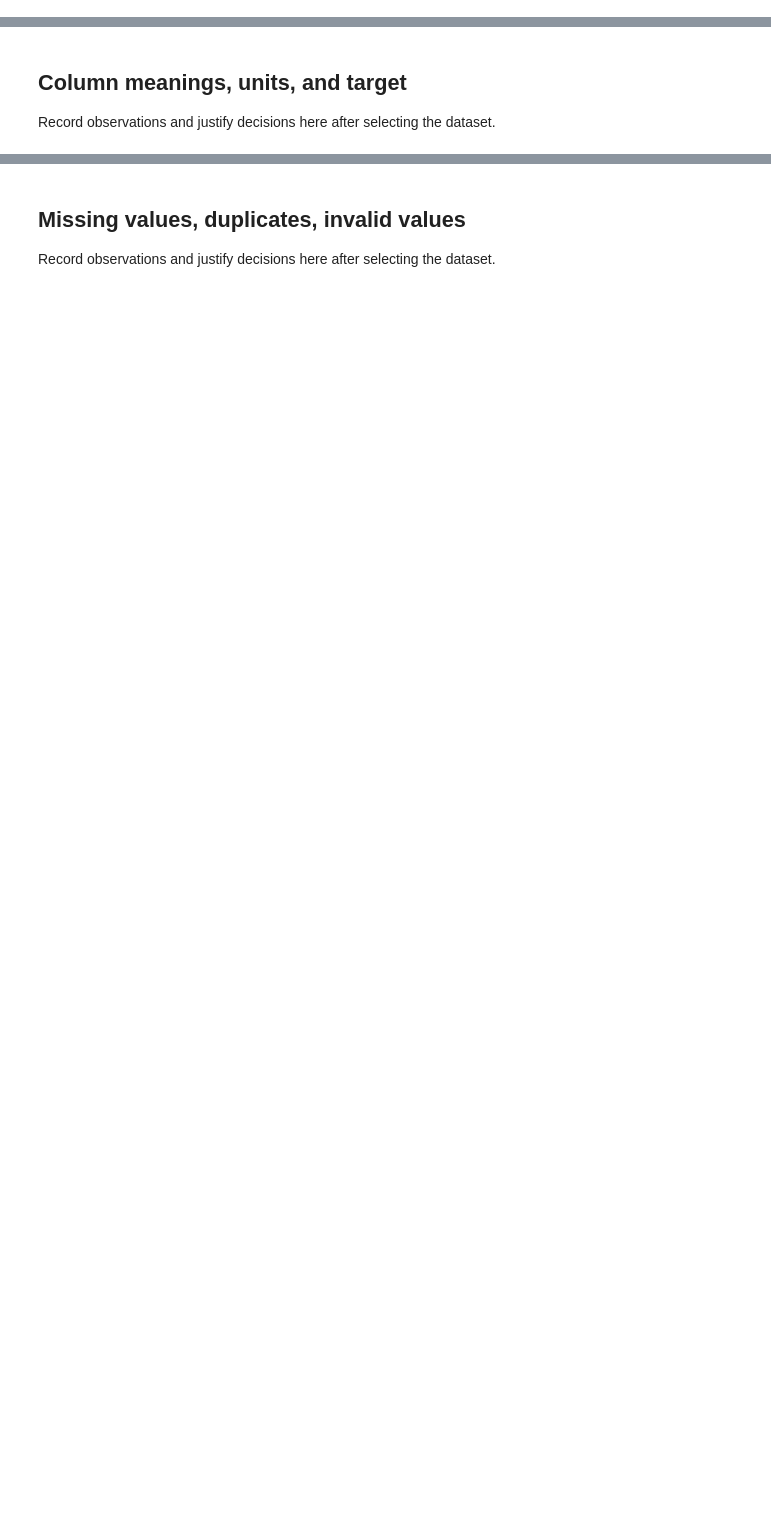
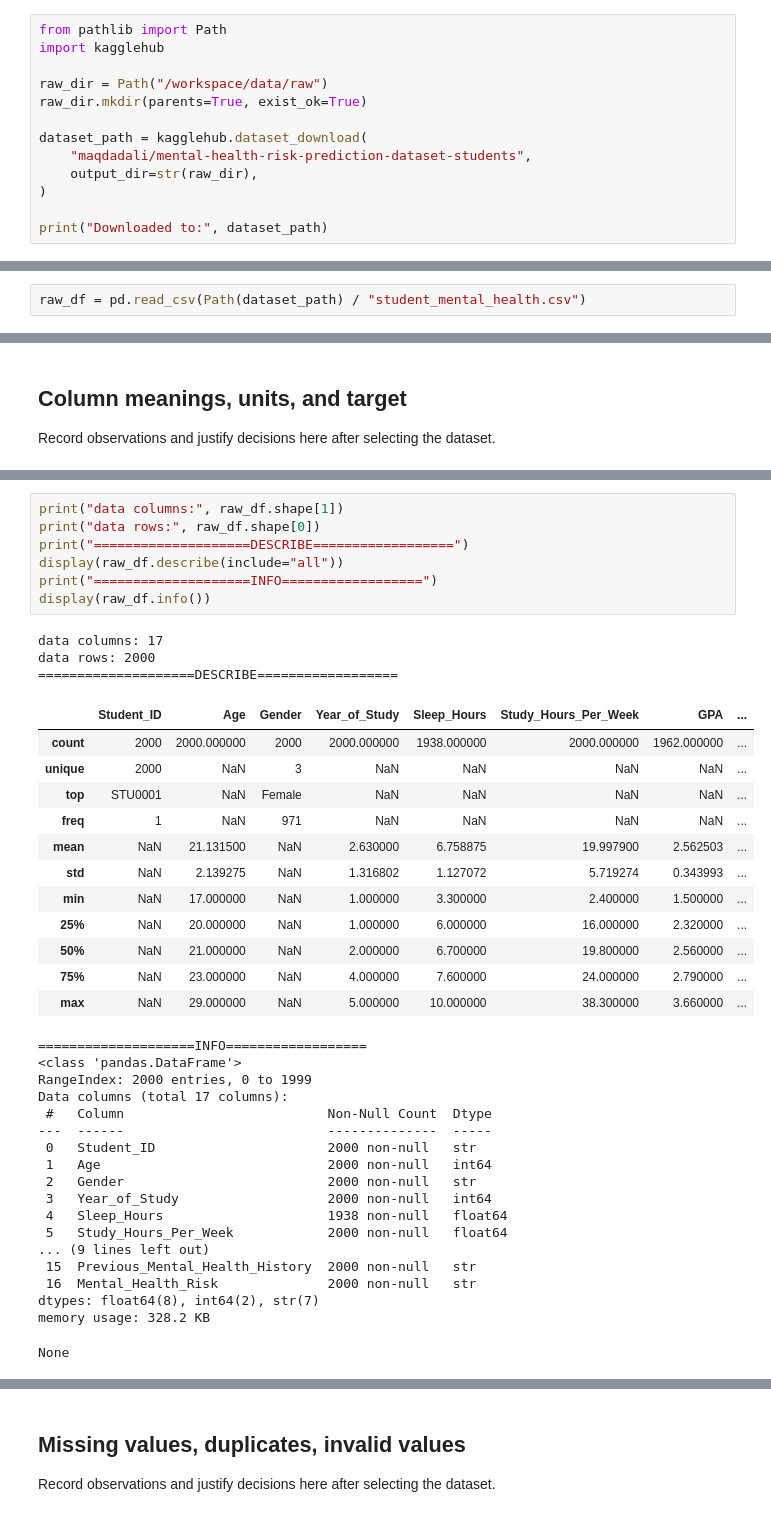
Before and after one commit to amineelhailaa/CampusEcho, a Jupyter notebook: notebooks/01_data_inspection.ipynb, the cells around one changed output, grey strips where cells are left out. Saved outputs shown, nothing was run; the diff lists cells and outputs as text; blank space fills up the shorter version.

```diff
--- a/notebooks/01_data_inspection.ipynb
+++ b/notebooks/01_data_inspection.ipynb
@@ -0,0 +6,13 @@
+# %%
+from pathlib import Path
+import kagglehub
+
+raw_dir = Path("/workspace/data/raw")
+raw_dir.mkdir(parents=True, exist_ok=True)
+
+dataset_path = kagglehub.dataset_download(
+    "maqdadali/mental-health-risk-prediction-dataset-students",
+    output_dir=str(raw_dir),
+)
+
+print("Downloaded to:", dataset_path)
@@ -9,3 +26,5 @@ print("Shared package available; dataset selection is pending.")
+# %%
+raw_df = pd.read_csv(Path(dataset_path) / "student_mental_health.csv")
 # %% [markdown]
 ## Dataset context and source
 Record observations and justify decisions here after selecting the dataset.
@@ -20,0 +150,41 @@ Record observations and justify decisions here after selecting the dataset.
+# %%
+print("data columns:", raw_df.shape[1])
+print("data rows:", raw_df.shape[0])
+print("====================DESCRIBE==================")
+display(raw_df.describe(include="all"))
+print("====================INFO==================")
+display(raw_df.info())
+# %% [output]
+data columns: 17
+data rows: 2000
+====================DESCRIBE==================
+|  | Student_ID | Age | Gender | Year_of_Study | Sleep_Hours | Study_Hours_Per_Week | GPA | ... |
+| count | 2000 | 2000.000000 | 2000 | 2000.000000 | 1938.000000 | 2000.000000 | 1962.000000 | ... |
+| unique | 2000 | NaN | 3 | NaN | NaN | NaN | NaN | ... |
+| top | STU0001 | NaN | Female | NaN | NaN | NaN | NaN | ... |
+| freq | 1 | NaN | 971 | NaN | NaN | NaN | NaN | ... |
+| mean | NaN | 21.131500 | NaN | 2.630000 | 6.758875 | 19.997900 | 2.562503 | ... |
+| std | NaN | 2.139275 | NaN | 1.316802 | 1.127072 | 5.719274 | 0.343993 | ... |
+| min | NaN | 17.000000 | NaN | 1.000000 | 3.300000 | 2.400000 | 1.500000 | ... |
+| 25% | NaN | 20.000000 | NaN | 1.000000 | 6.000000 | 16.000000 | 2.320000 | ... |
+| 50% | NaN | 21.000000 | NaN | 2.000000 | 6.700000 | 19.800000 | 2.560000 | ... |
+| 75% | NaN | 23.000000 | NaN | 4.000000 | 7.600000 | 24.000000 | 2.790000 | ... |
+| max | NaN | 29.000000 | NaN | 5.000000 | 10.000000 | 38.300000 | 3.660000 | ... |
+====================INFO==================
+<class 'pandas.DataFrame'>
+RangeIndex: 2000 entries, 0 to 1999
+Data columns (total 17 columns):
+ #   Column                          Non-Null Count  Dtype
+---  ------                          --------------  -----
+ 0   Student_ID                      2000 non-null   str
+ 1   Age                             2000 non-null   int64
+ 2   Gender                          2000 non-null   str
+ 3   Year_of_Study                   2000 non-null   int64
+ 4   Sleep_Hours                     1938 non-null   float64
+ 5   Study_Hours_Per_Week            2000 non-null   float64
+... (9 lines left out)
+ 15  Previous_Mental_Health_History  2000 non-null   str
+ 16  Mental_Health_Risk              2000 non-null   str
+dtypes: float64(8), int64(2), str(7)
+memory usage: 328.2 KB
+None
```
Also changed, not shown: parts of 14 cells of this notebook, 20 other files.
